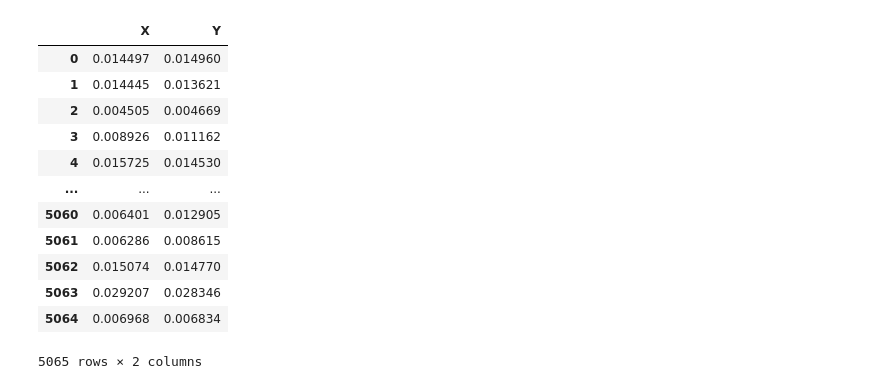
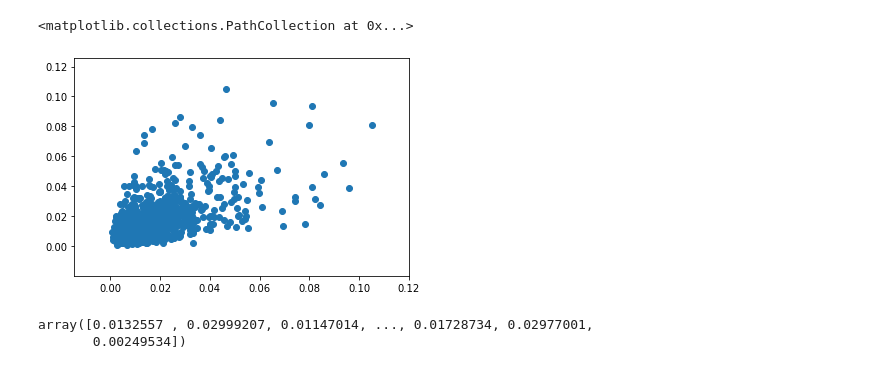
Before and after one commit to NSanip/Mentorship, a Jupyter notebook: Basic Stock Analysis.ipynb, the cells around one changed output. Drawn from its saved outputs; the diff is of its cells as text; code cells hidden in the pictures.

```diff
--- a/Basic Stock Analysis.ipynb
+++ b/Basic Stock Analysis.ipynb
@@ -95,4 +109,5 @@ plt.scatter(stocks["GE"].rolling("7d").std().shift(1).dropna(), stocks["GE"].rol
 # %%
-X = stocks["GE"].rolling("7d").std().shift(1).dropna()
-Y = stocks["GE"].rolling("7d").std().dropna().iloc[1:]
+X = stocks["GE"].resample("7d").std().shift(1).dropna().iloc[:-1]
+Y = stocks["GE"].resample("7d").std().dropna().iloc[1:]
 train_X, test_X, train_Y, test_Y = train_test_split(X, Y, test_size = 0.3, train_size = 0.7)
+X
@@ -99 +128,6 @@ train_X, test_X, train_Y, test_Y = train_test_split(X, Y, test_size = 0.3, train
+# %%
+plt.scatter(X,Y)
+# %% [output]
+<matplotlib.collections.PathCollection at 0x...>
+[figure, added]
 # %%
@@ -101,17 +135,6 @@ xgb_instance = xgb.XGBRegressor(objective = 'reg:linear', n_estimators = 10, lea
-# %%
-train_data = pd.DataFrame(data = np.array(train_X), columns = ["X"])
-# %% [output]
-|  | X | Y |
-| 0 | 0.014497 | 0.014960 |
-| 1 | 0.014445 | 0.013621 |
-| 2 | 0.004505 | 0.004669 |
-| 3 | 0.008926 | 0.011162 |
-| 4 | 0.015725 | 0.014530 |
-| ... | ... | ... |
-| 5060 | 0.006401 | 0.012905 |
-| 5061 | 0.006286 | 0.008615 |
-| 5062 | 0.015074 | 0.014770 |
-| 5063 | 0.029207 | 0.028346 |
-| 5064 | 0.006968 | 0.006834 |
-5065 rows × 2 columns
+# %%
+train_X.values
+# %% [output]
+array([0.0132557 , 0.02999207, 0.01147014, ..., 0.01728734, 0.02977001,
+       0.00249534])
 # %%
```
Also changed, not shown: parts of 16 cells of this notebook, 1 other file.
